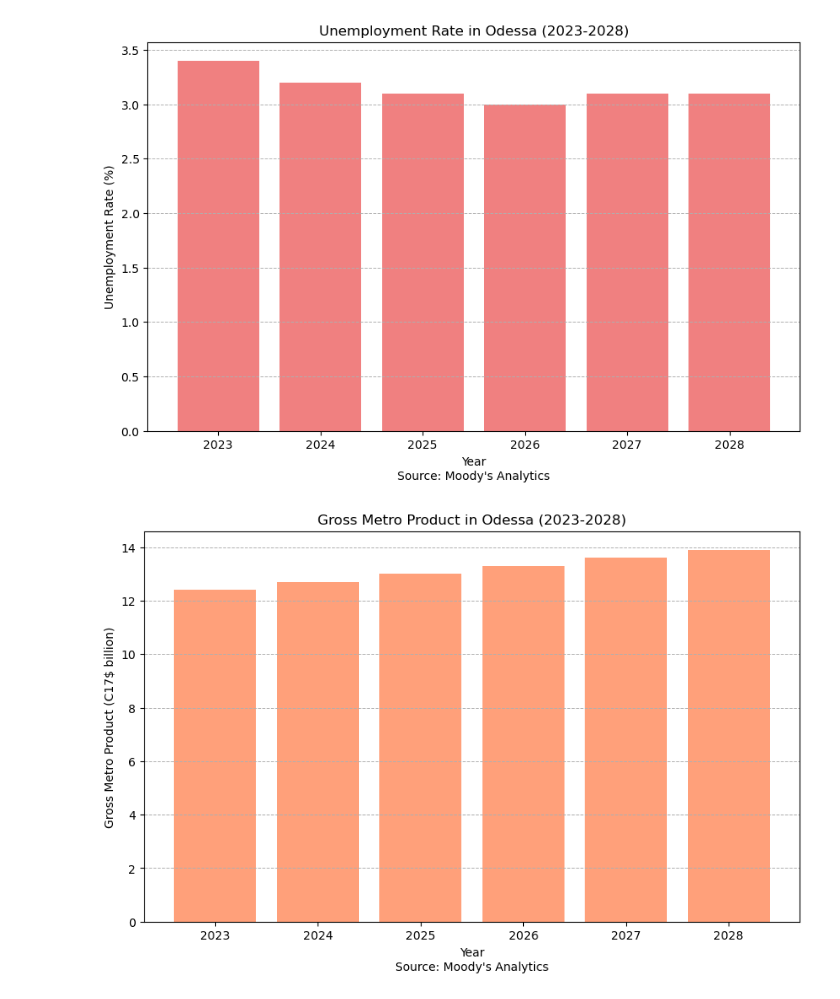
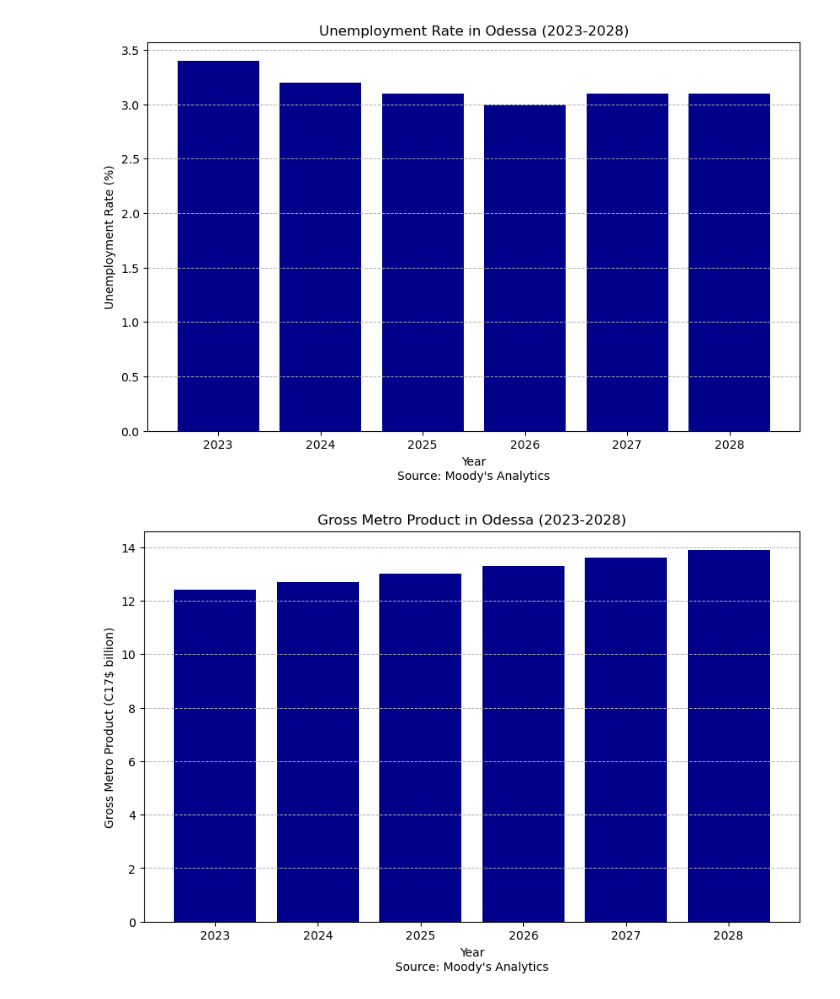
Before and after one commit to nishant3399/graphs, a Jupyter notebook: graphs.ipynb, the cells around one changed output. Saved outputs shown, nothing was run; the diff lists cells and outputs as text; code cells hidden in the pictures.

```diff
--- a/graphs.ipynb
+++ b/graphs.ipynb
@@ -26,7 +26,7 @@ unemployment_rate = [3.4, 3.2, 3.1, 3.0, 3.1, 3.1]
 
 # Unemployment Rate bar chart
 plt.figure(figsize=(10, 6))
-plt.bar(years, unemployment_rate, color='lightcoral')
+plt.bar(years, unemployment_rate, color='darkblue')
 plt.title('Unemployment Rate in Odessa (2023-2028)')
 plt.xlabel('Year')
 plt.ylabel('Unemployment Rate (%)')
@@ -35,25 +35,25 @@ plt.grid(axis='y', linestyle='--', linewidth=0.7)
 plt.text(0.5, -0.1, "Source: Moody's Analytics", ha='center', va='top', transform=plt.gca().transAxes)
 plt.show()
 # %% [output]
-[figure, old version]
+[figure, new version]
 # %%
 
 
 import matplotlib.pyplot as plt
 
 # Data for Gross Metro Product
 years = [2023, 2024, 2025, 2026, 2027, 2028]
 gmp = [12.4, 12.7, 13.0, 13.3, 13.6, 13.9]
 
 # Gross Metro Product bar chart
 plt.figure(figsize=(10, 6))
-plt.bar(years, gmp, color='lightsalmon')
+plt.bar(years, gmp, color='darkblue')
 plt.title('Gross Metro Product in Odessa (2023-2028)')
 plt.xlabel('Year')
 plt.ylabel('Gross Metro Product (C17$ billion)')
 plt.xticks(years)
 plt.grid(axis='y', linestyle='--', linewidth=0.7)
 plt.text(0.5, -0.1, "Source: Moody's Analytics", ha='center', va='top', transform=plt.gca().transAxes)
 plt.show()
 # %% [output]
-[figure, old version]
+[figure, new version]
```
Also changed, not shown: parts of 1 cell of this notebook.
